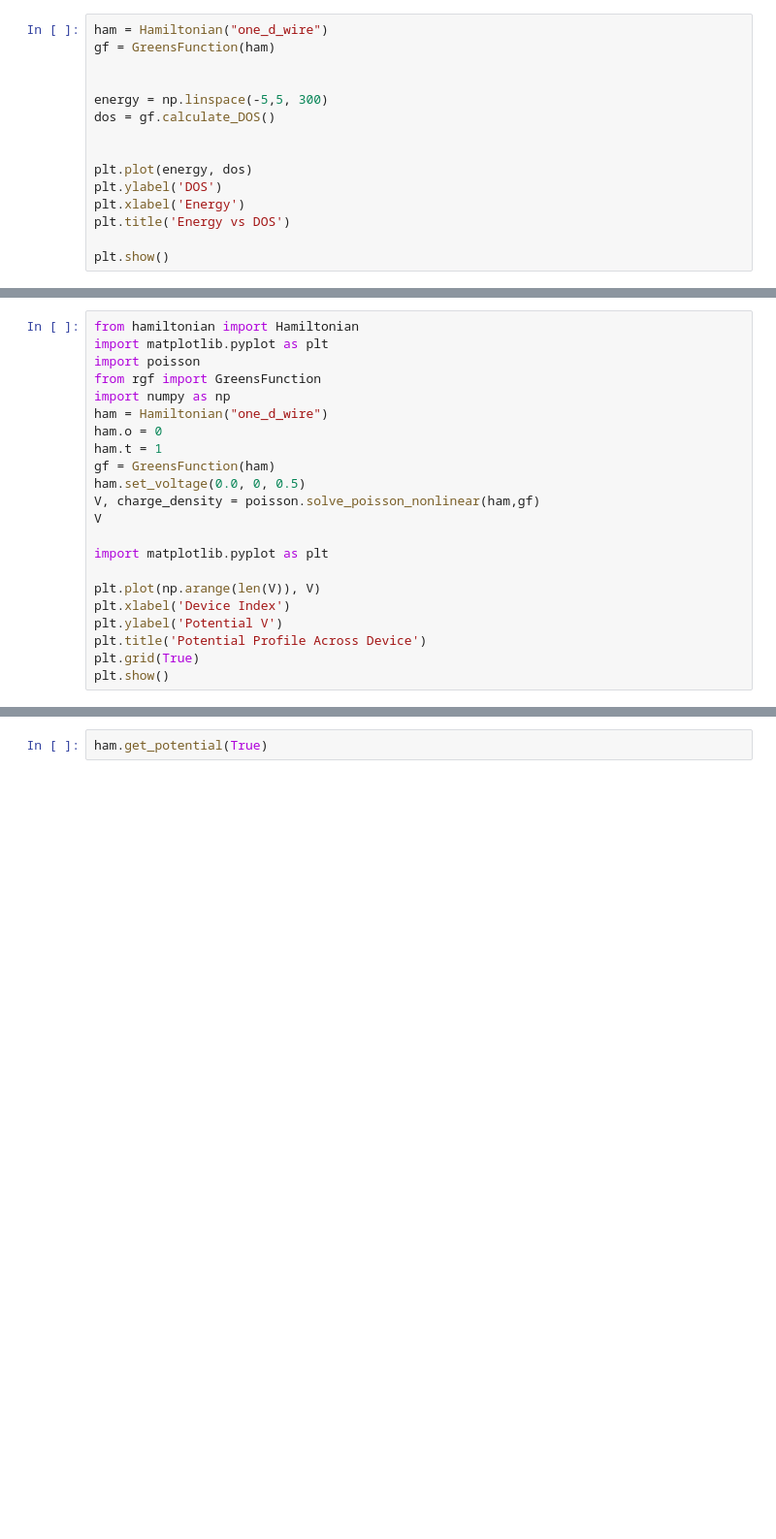
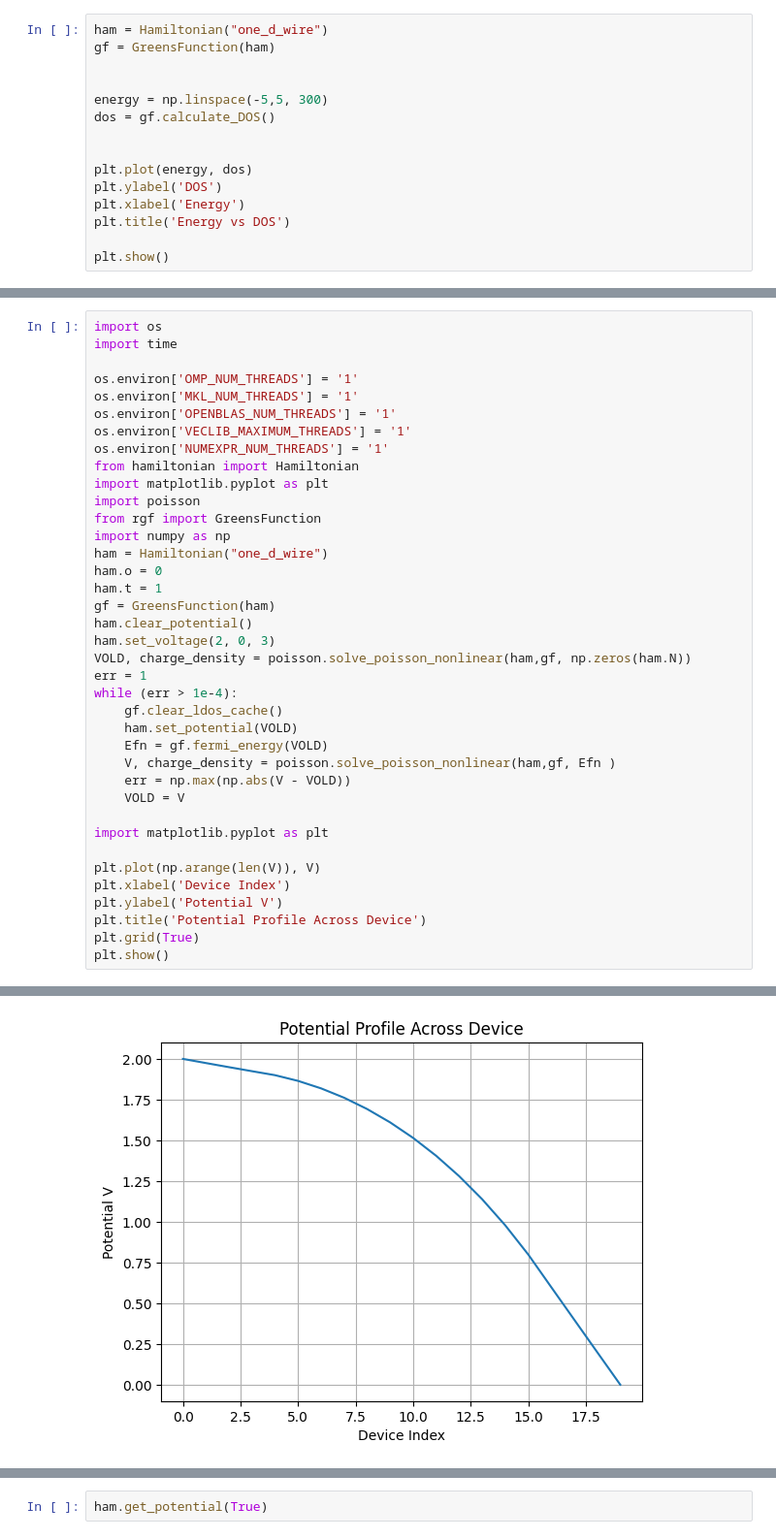
Before and after one commit to nandandiwan/transistorNEGF, a Jupyter notebook: src/test_systems/test.ipynb, the cells around one changed output, grey strips where cells are left out. Shown at 97% size. Drawn from its saved outputs; the diff is of its cells as text; blank space fills up the shorter version.

```diff
--- a/src/test_systems/test.ipynb
+++ b/src/test_systems/test.ipynb
@@ -54,4 +91,12 @@ func(roots_array, np.zeros(ham.N))
 # %%
+import os
+import time
+
+os.environ['OMP_NUM_THREADS'] = '1'
+os.environ['MKL_NUM_THREADS'] = '1'
+os.environ['OPENBLAS_NUM_THREADS'] = '1'
+os.environ['VECLIB_MAXIMUM_THREADS'] = '1'
+os.environ['NUMEXPR_NUM_THREADS'] = '1'
 from hamiltonian import Hamiltonian
 import matplotlib.pyplot as plt
 import poisson
@@ -61,9 +106,17 @@ ham = Hamiltonian("one_d_wire")
 ham.o = 0
 ham.t = 1
 gf = GreensFunction(ham)
-ham.set_voltage(0.0, 0, 0.5)
-V, charge_density = poisson.solve_poisson_nonlinear(ham,gf)
-V
+ham.clear_potential()
+ham.set_voltage(2, 0, 3)
+VOLD, charge_density = poisson.solve_poisson_nonlinear(ham,gf, np.zeros(ham.N))
+err = 1
+while (err > 1e-4):
+    gf.clear_ldos_cache()
+    ham.set_potential(VOLD)
+    Efn = gf.fermi_energy(VOLD)
+    V, charge_density = poisson.solve_poisson_nonlinear(ham,gf, Efn )
+    err = np.max(np.abs(V - VOLD))
+    VOLD = V
 
 import matplotlib.pyplot as plt
 
@@ -73,3 +126,4 @@ plt.ylabel('Potential V')
 plt.title('Potential Profile Across Device')
 plt.grid(True)
 plt.show()
+# %% [output]
@@ -75,0 +147 @@ plt.show()
+[figure, added]
```
Also changed, not shown: parts of 7 cells of this notebook, 10 other files.
